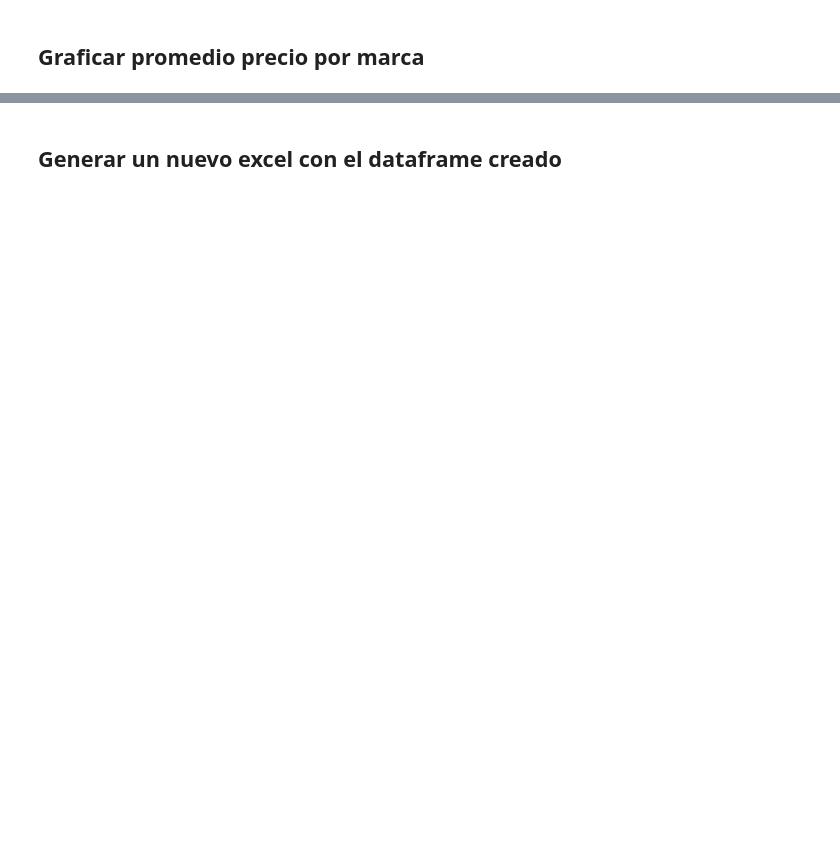
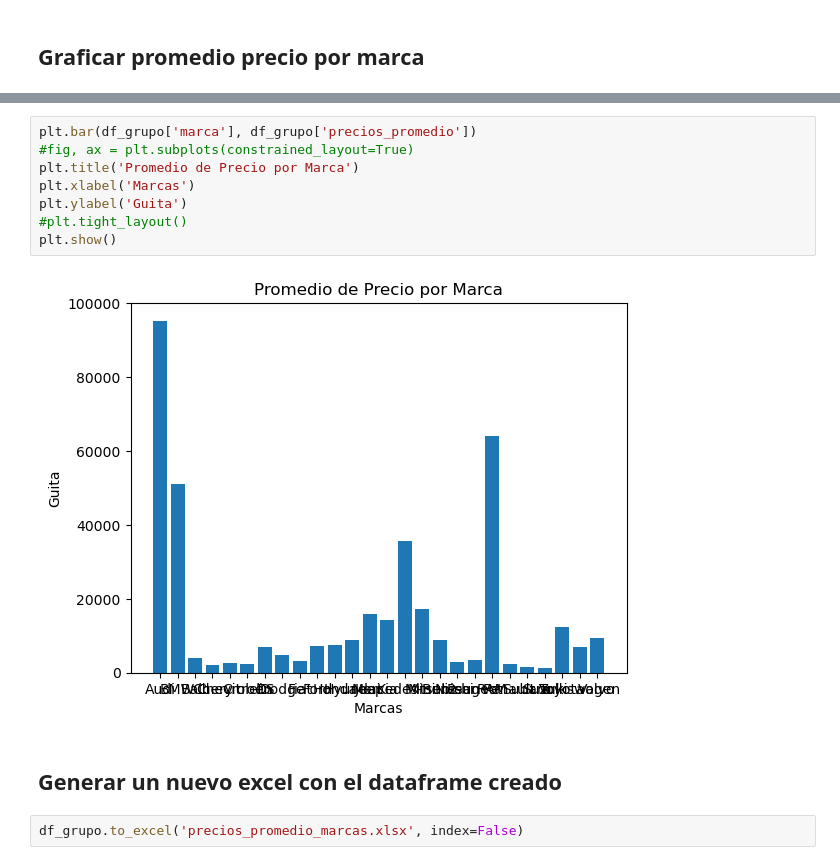
Before and after one commit to augusto-zimmermann/LABO-2, a Jupyter notebook: PrimerParcial/Practica2/Ejercicio_integrador_pandas.ipynb, the cells around one changed output, grey strips where cells are left out. Drawn from its saved outputs; the diff is of its cells as text; blank space fills up the shorter version.

```diff
--- a/PrimerParcial/Practica2/Ejercicio_integrador_pandas.ipynb
+++ b/PrimerParcial/Practica2/Ejercicio_integrador_pandas.ipynb
@@ -120,2 +187,14 @@ print(array_dolares)
+# %%
+plt.bar(df_grupo['marca'], df_grupo['precios_promedio'])
+#fig, ax = plt.subplots(constrained_layout=True)
+plt.title('Promedio de Precio por Marca')
+plt.xlabel('Marcas')
+plt.ylabel('Guita')
+#plt.tight_layout()
+plt.show()
+# %% [output]
+[figure, added]
 # %% [markdown]
 ## Generar un nuevo excel con el dataframe creado
+# %%
+df_grupo.to_excel('precios_promedio_marcas.xlsx', index=False)
```
Also changed, not shown: parts of 9 cells of this notebook.
